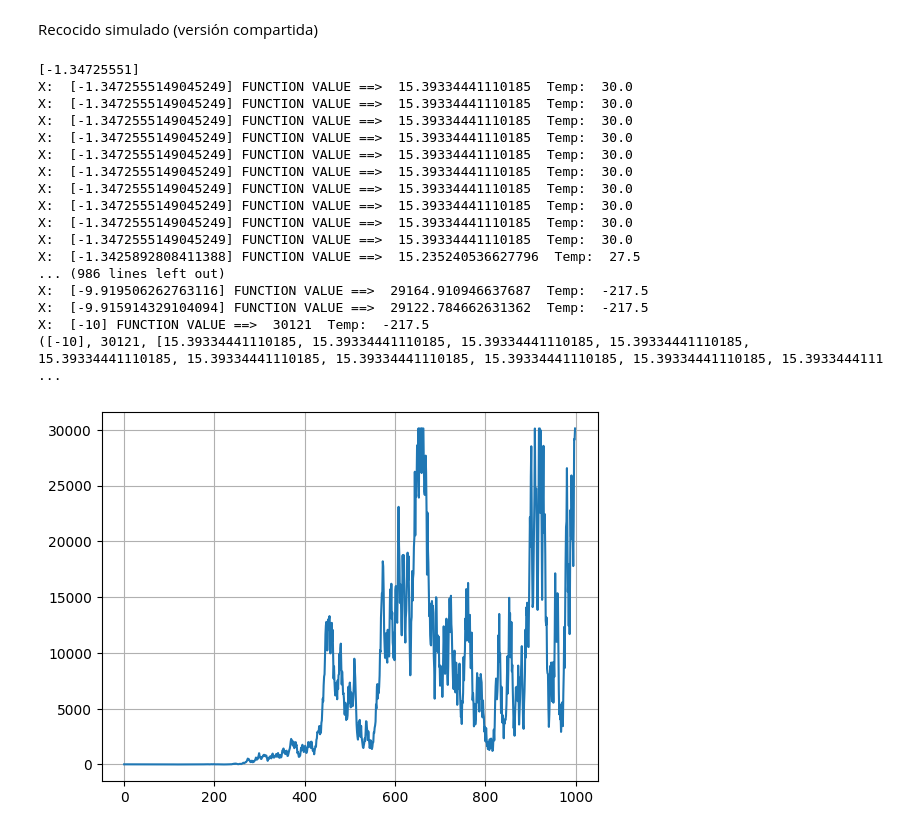
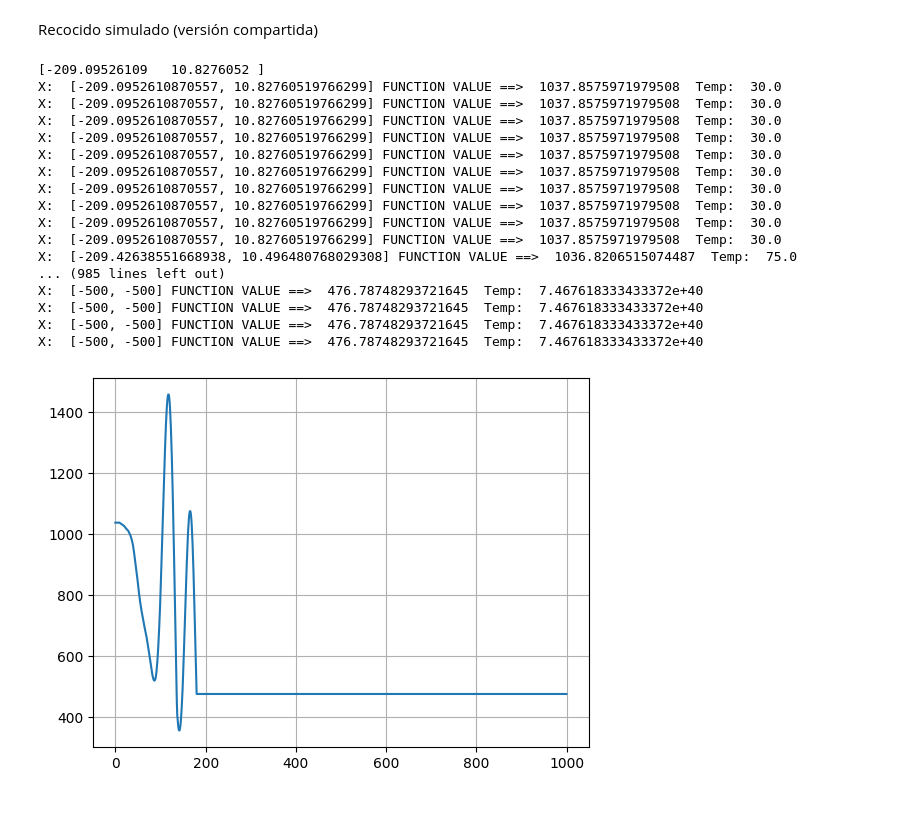
Before and after one commit to NinjatoTim/BioAlgorithms, a Jupyter notebook: p1/p1.ipynb, the cells around one changed output. Cells and saved outputs as stored; diff of their text form; code cells hidden in the pictures.

```diff
--- a/p1/p1.ipynb
+++ b/p1/p1.ipynb
@@ -46,6 +76,8 @@ def clip(x, interval):
 def neighborSolution(x, interval, fraction):
   yy = []
   amplitude = (max(interval) - min(interval)) * fraction / 10.0
+    #semillas 571 & 2122
+  np.random.seed(571);
   delta = (-amplitude/2.) + amplitude * np.random.random() # posible modificacion
 
   for i in range(len(x)):
@@ -71,9 +103,21 @@ def acceptanceProbability(x, y, function, temp):
   else:
     return False
 
+def acceptanceHC(x, y, function):
+  fx = function(x)
+  fy = function(y)
+  if fy < fx: #elitismo, si fy es mejor a fx reemplaza
+    return True
+
 
 def decreaseTemp1(beta, temp): # implementar las otras propuestas
    return temp-beta #lineal
+
+def decreaseTempGeo( beta,temp):
+    return (beta)*temp
+
+def decreaseExp(beta, temp):
+    return temp/(1+beta*temp)
 
 def plotConvergence(iterations, states):
   plot(iterations, states)
@@ -87,53 +131,73 @@ def simulatedAnnealing(temp, maxSteps1, maxSteps2, numVar, interval, function):
   temps = [] #niveles de temperatura
   beta = 2.5 # se pueden probar otros valores
   for step in range(maxSteps1):
     fraction = step / float(maxSteps1)
     for j in range(maxSteps2):
       y = neighborSolution(x, interval, fraction)# vecindario
       #print("neighborSolution: ", y)
       if acceptanceProbability(x, y, function, temp):
         #print("Updating x value")
         x = y
 
       state = function(x)
       print("X: ", x, "FUNCTION VALUE ==> ", state, " Temp: ", temp)
       #states.append([x, function(x)])
       states.append(state)
       temps.append(temp)
-    temp = decreaseTemp1(beta, temp) #modificacion de la temp
+    temp = decreaseTempGeo(beta, temp) #modificacion de la temp decrease
   return x, function(x), states, temps
+
+def hillClimbing( maxSteps1, maxSteps2, numVar, interval, function):
+  x = [0.0] * numVar
+  x = randSolution(interval, x)#solucion inicial
+  print(x)
+  states = [] #soluciones que encuentra
+  for step in range(maxSteps1):
+    fraction = step / float(maxSteps1)
+    y = neighborSolution(x, interval, fraction)# vecindario
+    #print("neighborSolution: ", y)
+    if acceptanceHC(x, y, function):
+        #print("Updating x value")
+        x = y
+
+    state = function(x)
+    print("X",": ", x, "FUNCTION VALUE ==> ", state, )
+    #states.append([x, function(x)])
+    states.append(state)
+  return x, function(x), states
 
 
 temp=30.0 #probar otros valores
 maxSteps1=100
 maxSteps2=10
-function = f0 #f1 # fP1
-numVar = 1 #2
-interval = (-10,10 )#(-5, 10) #limite inferior y superior de la funcion a optimizar
+function = fschwefel #frasrigin#fackley #f0 #f1 # fP1
+numVar = 2
+interval = (-500,500)#<schwefel#(-5.12,5.12)#<rastringin#(-32.768,32.768)#< ackley #(-10,10 )#(-5, 10) #limite inferior y superior de la funcion a optimizar
 
 solution = simulatedAnnealing(temp, maxSteps1, maxSteps2, numVar, interval, function)
-print(solution)
+#solution = hillClimbing( maxSteps1, maxSteps2, numVar, interval, function)
 
+#print(solution)
 
 iterations = range(maxSteps1*maxSteps2)
 plotConvergence(iterations, solution[2])
 #plotConvergence(iterations, solution[3])
 # %% [output]
-[-1.34725551]
-X:  [-1.3472555149045249] FUNCTION VALUE ==>  15.39334441110185  Temp:  30.0
-X:  [-1.3472555149045249] FUNCTION VALUE ==>  15.39334441110185  Temp:  30.0
-X:  [-1.3472555149045249] FUNCTION VALUE ==>  15.39334441110185  Temp:  30.0
-X:  [-1.3472555149045249] FUNCTION VALUE ==>  15.39334441110185  Temp:  30.0
-X:  [-1.3472555149045249] FUNCTION VALUE ==>  15.39334441110185  Temp:  30.0
-X:  [-1.3472555149045249] FUNCTION VALUE ==>  15.39334441110185  Temp:  30.0
-X:  [-1.3472555149045249] FUNCTION VALUE ==>  15.39334441110185  Temp:  30.0
-X:  [-1.3472555149045249] FUNCTION VALUE ==>  15.39334441110185  Temp:  30.0
-X:  [-1.3472555149045249] FUNCTION VALUE ==>  15.39334441110185  Temp:  30.0
-X:  [-1.3472555149045249] FUNCTION VALUE ==>  15.39334441110185  Temp:  30.0
-X:  [-1.3425892808411388] FUNCTION VALUE ==>  15.235240536627796  Temp:  27.5
-... (986 lines left out)
-X:  [-9.919506262763116] FUNCTION VALUE ==>  29164.910946637687  Temp:  -217.5
-X:  [-9.915914329104094] FUNCTION VALUE ==>  29122.784662631362  Temp:  -217.5
-X:  [-10] FUNCTION VALUE ==>  30121  Temp:  -217.5
-([-10], 30121, [15.39334441110185, 15.39334441110185, 15.39334441110185, 15.39334441110185, 15.39334441110185, 15.39334441110185, 15.39334441110185, 15.39334441110185, 15.39334441110185, 15.3933444111 ...
+[-209.09526109   10.8276052 ]
+X:  [-209.0952610870557, 10.82760519766299] FUNCTION VALUE ==>  1037.8575971979508  Temp:  30.0
+X:  [-209.0952610870557, 10.82760519766299] FUNCTION VALUE ==>  1037.8575971979508  Temp:  30.0
+X:  [-209.0952610870557, 10.82760519766299] FUNCTION VALUE ==>  1037.8575971979508  Temp:  30.0
+X:  [-209.0952610870557, 10.82760519766299] FUNCTION VALUE ==>  1037.8575971979508  Temp:  30.0
+X:  [-209.0952610870557, 10.82760519766299] FUNCTION VALUE ==>  1037.8575971979508  Temp:  30.0
+X:  [-209.0952610870557, 10.82760519766299] FUNCTION VALUE ==>  1037.8575971979508  Temp:  30.0
+X:  [-209.0952610870557, 10.82760519766299] FUNCTION VALUE ==>  1037.8575971979508  Temp:  30.0
+X:  [-209.0952610870557, 10.82760519766299] FUNCTION VALUE ==>  1037.8575971979508  Temp:  30.0
+X:  [-209.0952610870557, 10.82760519766299] FUNCTION VALUE ==>  1037.8575971979508  Temp:  30.0
+X:  [-209.0952610870557, 10.82760519766299] FUNCTION VALUE ==>  1037.8575971979508  Temp:  30.0
+X:  [-209.42638551668938, 10.496480768029308] FUNCTION VALUE ==>  1036.8206515074487  Temp:  75.0
+... (985 lines left out)
+X:  [-500, -500] FUNCTION VALUE ==>  476.78748293721645  Temp:  7.467618333433372e+40
+X:  [-500, -500] FUNCTION VALUE ==>  476.78748293721645  Temp:  7.467618333433372e+40
+X:  [-500, -500] FUNCTION VALUE ==>  476.78748293721645  Temp:  7.467618333433372e+40
+X:  [-500, -500] FUNCTION VALUE ==>  476.78748293721645  Temp:  7.467618333433372e+40
-[figure, old version]
+[figure, new version]
```
Also changed, not shown: parts of 1 cell of this notebook, 2 other files.
